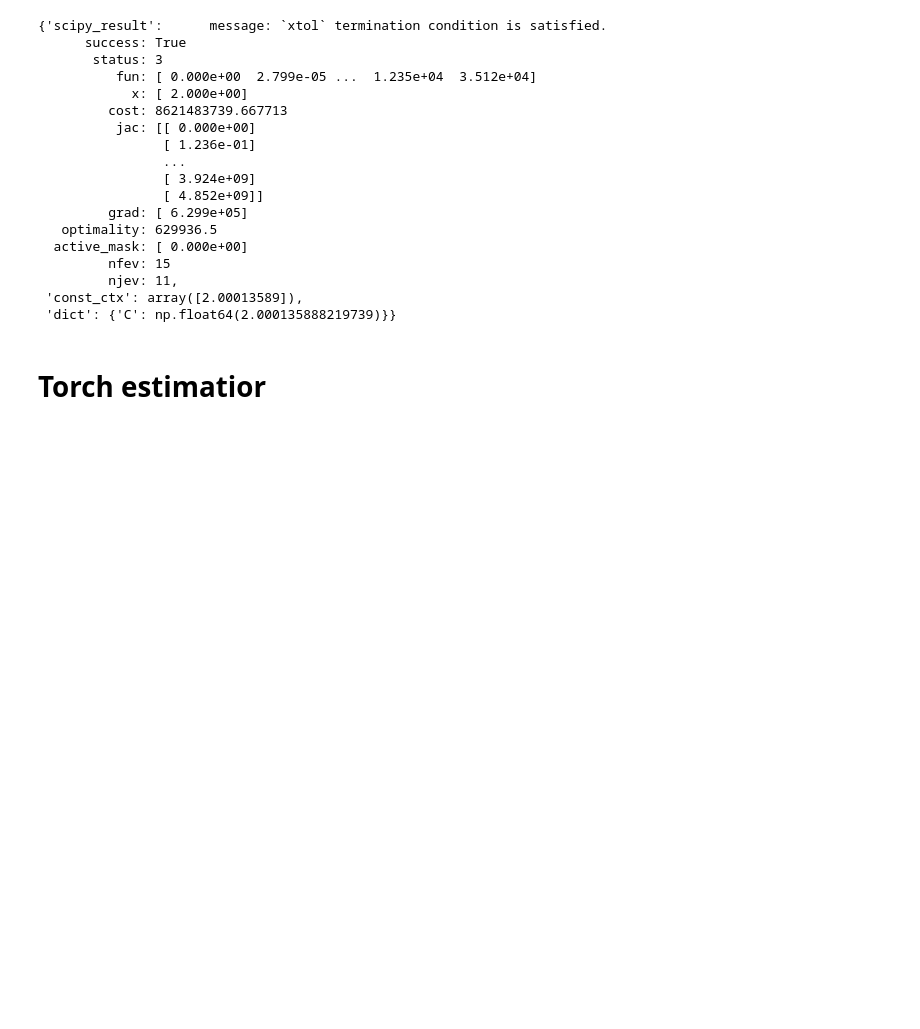
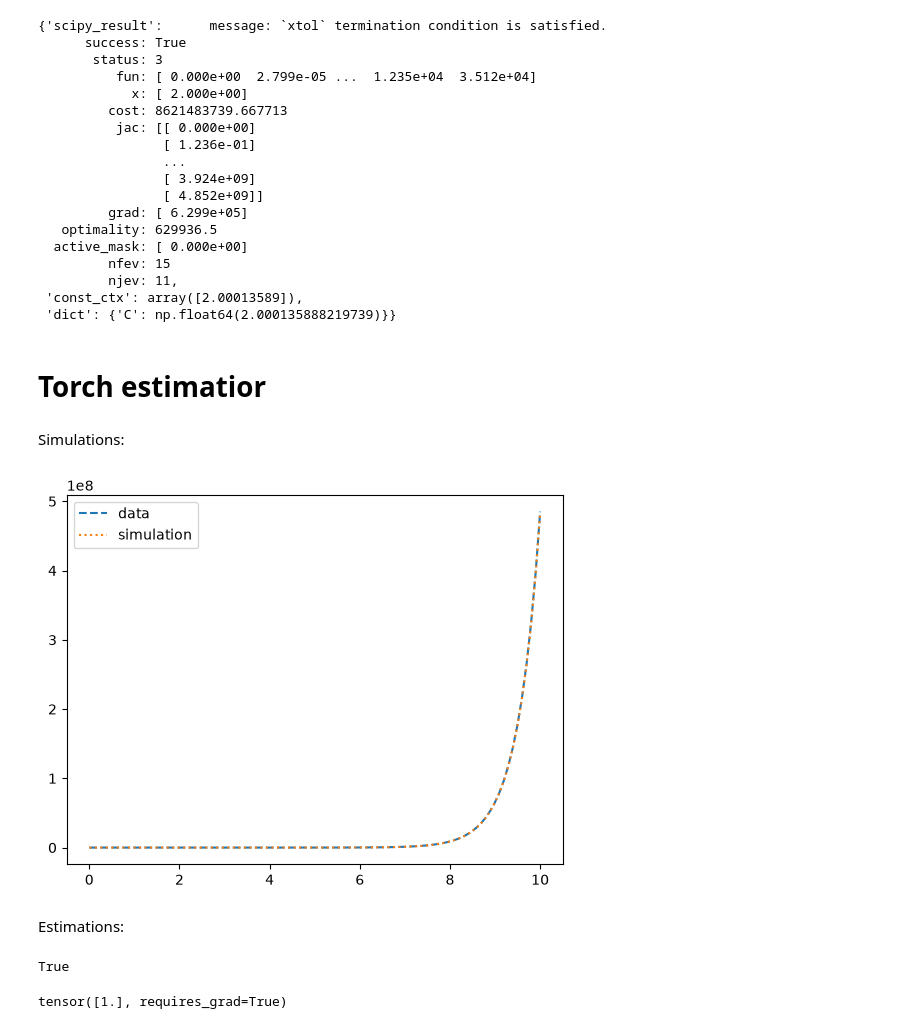
Before and after one commit to urhprimozic/PyBM, a Jupyter notebook: introduction.ipynb, the cells around one changed output. Cells and saved outputs as stored; diff of their text form; code cells hidden in the pictures; blank space fills up the shorter version.

Commit message:
torch estimation

```diff
--- a/introduction.ipynb
+++ b/introduction.ipynb
@@ -228,0 +211,36 @@ sol = jit_solver.solve(to.InitialValueProblem(y0=initial_vars_ctx, t_eval=t_eval
+# %% [markdown]
+Simulations:
+# %%
+import torch
+
+from pybm.estimate.int_torch import simulate, get_initial_var_ctx
+# first check simulation
+# create variable x
+x = Var("x", type="endo")
+# add artificial data
+ts = torch.linspace(0, 10, 100)
+xs = torch.exp(2 * ts)
+x.set_data(ts, xs)
+x.initial = 1.0
+# add ode
+rhs = lambda t, ctx: 2 * x(t, ctx)
+x.ode = rhs
+# create a model
+model = Model(x, C)
+
+initial_var_ctx = get_initial_var_ctx(model)
+sol = simulate(model, ts, [], initial_var_ctx=initial_var_ctx)
+# %%
+
+pred = sol.ys.ravel()
+
+import matplotlib.pyplot as plt
+
+plt.plot(ts, xs.detach(), label="data", linestyle="dashed")
+plt.plot(ts, pred.detach(), label="simulation", linestyle=":")
+plt.legend()
+plt.show()
+# %% [output]
+[figure, added]
+# %% [markdown]
+Estimations:
@@ -228,0 +282,13 @@ sol = jit_solver.solve(to.InitialValueProblem(y0=initial_vars_ctx, t_eval=t_eval
+# %%
+initial_const_ctx = torch.tensor([1.0], requires_grad=True)
+objective = lambda x : torch.sum (torch.pow(residuals(x), 2))
+
+objective(initial_const_ctx).requires_grad
+# %% [output]
+True
+# %%
+from pybm.estimate.int_torch import get_initial_const_ctx
+
+get_initial_const_ctx(model)
+# %% [output]
+tensor([1.], requires_grad=True)
```
Also changed, not shown: parts of 7 cells of this notebook, 3 other files.
